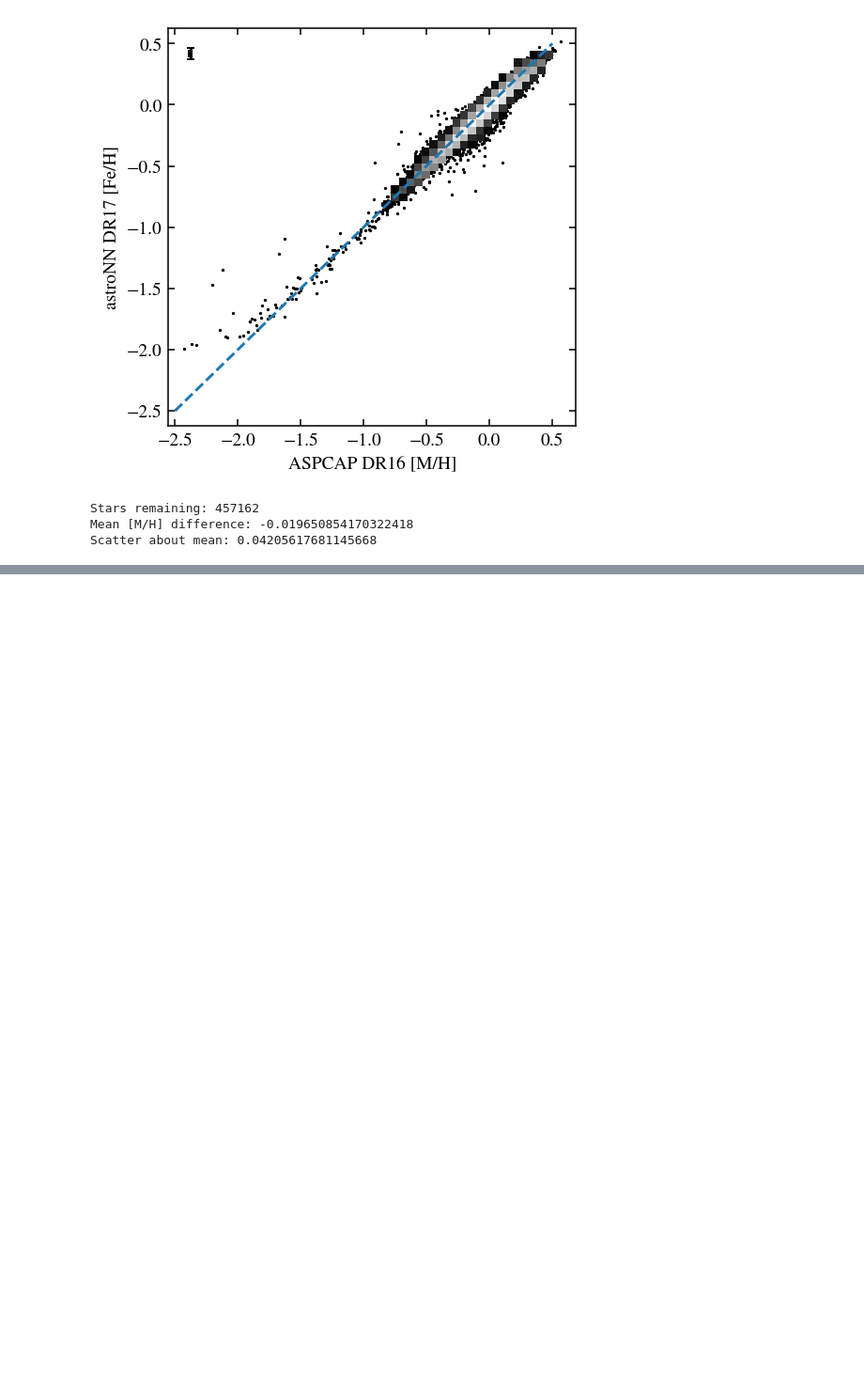
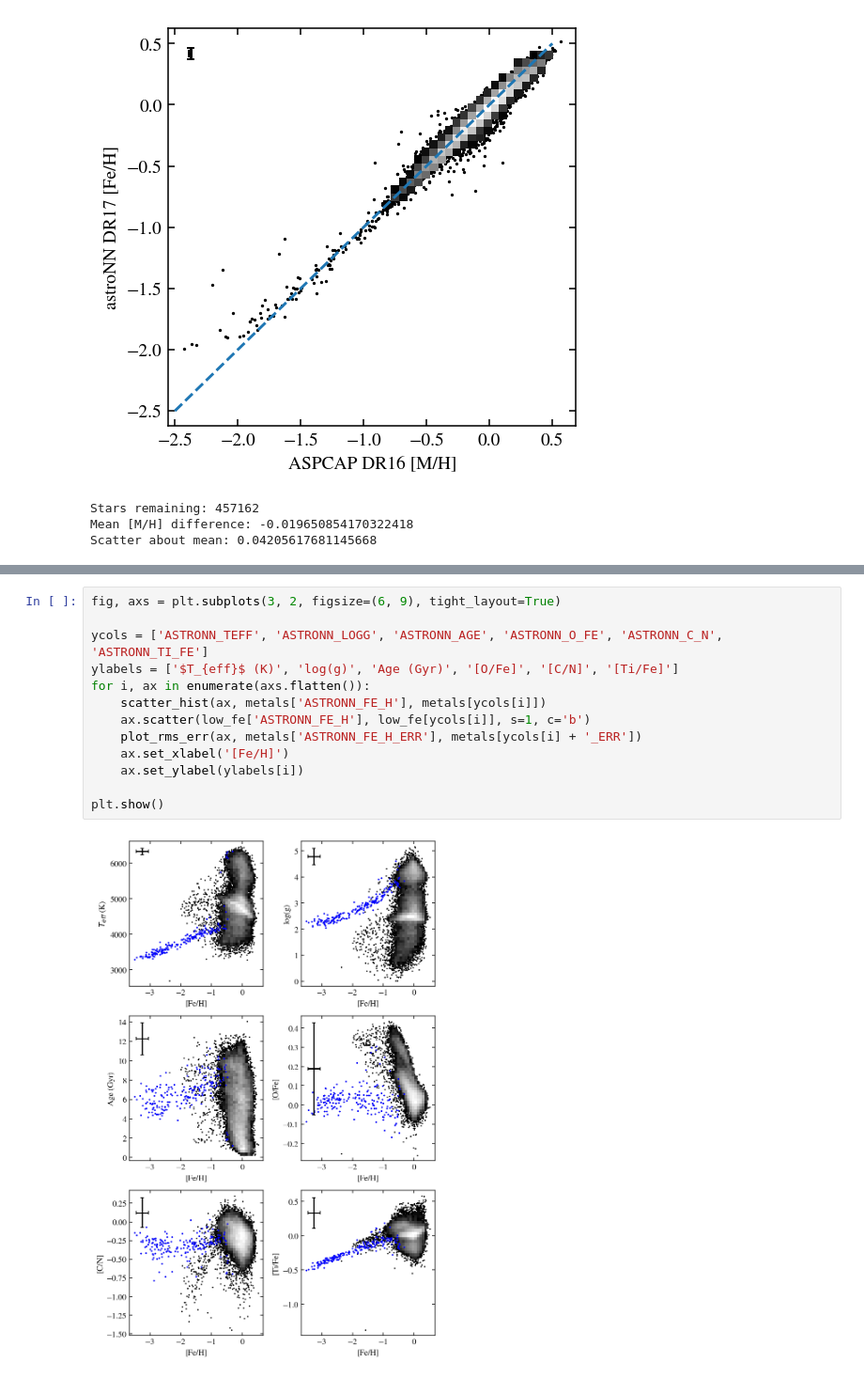
Before and after one commit to lodubay/first-year-project, a Jupyter notebook: compare_metallicities.ipynb, the cells around one changed output, grey strips where cells are left out. Shown at 94% size. Drawn from its saved outputs; the diff is of its cells as text; blank space fills up the shorter version.

```diff
--- a/compare_metallicities.ipynb
+++ b/compare_metallicities.ipynb
@@ -144,0 +191,15 @@ Scatter about mean: 0.04205617681145668
+# %%
+fig, axs = plt.subplots(3, 2, figsize=(6, 9), tight_layout=True)
+
+ycols = ['ASTRONN_TEFF', 'ASTRONN_LOGG', 'ASTRONN_AGE', 'ASTRONN_O_FE', 'ASTRONN_C_N', 'ASTRONN_TI_FE']
+ylabels = ['$T_{eff}$ (K)', 'log(g)', 'Age (Gyr)', '[O/Fe]', '[C/N]', '[Ti/Fe]']
+for i, ax in enumerate(axs.flatten()):
+    scatter_hist(ax, metals['ASTRONN_FE_H'], metals[ycols[i]])
+    ax.scatter(low_fe['ASTRONN_FE_H'], low_fe[ycols[i]], s=1, c='b')
+    plot_rms_err(ax, metals['ASTRONN_FE_H_ERR'], metals[ycols[i] + '_ERR'])
+    ax.set_xlabel('[Fe/H]')
+    ax.set_ylabel(ylabels[i])
+
+plt.show()
+# %% [output]
+[figure, added]
```
Also changed, not shown: parts of 10 cells of this notebook, 1 other file.
